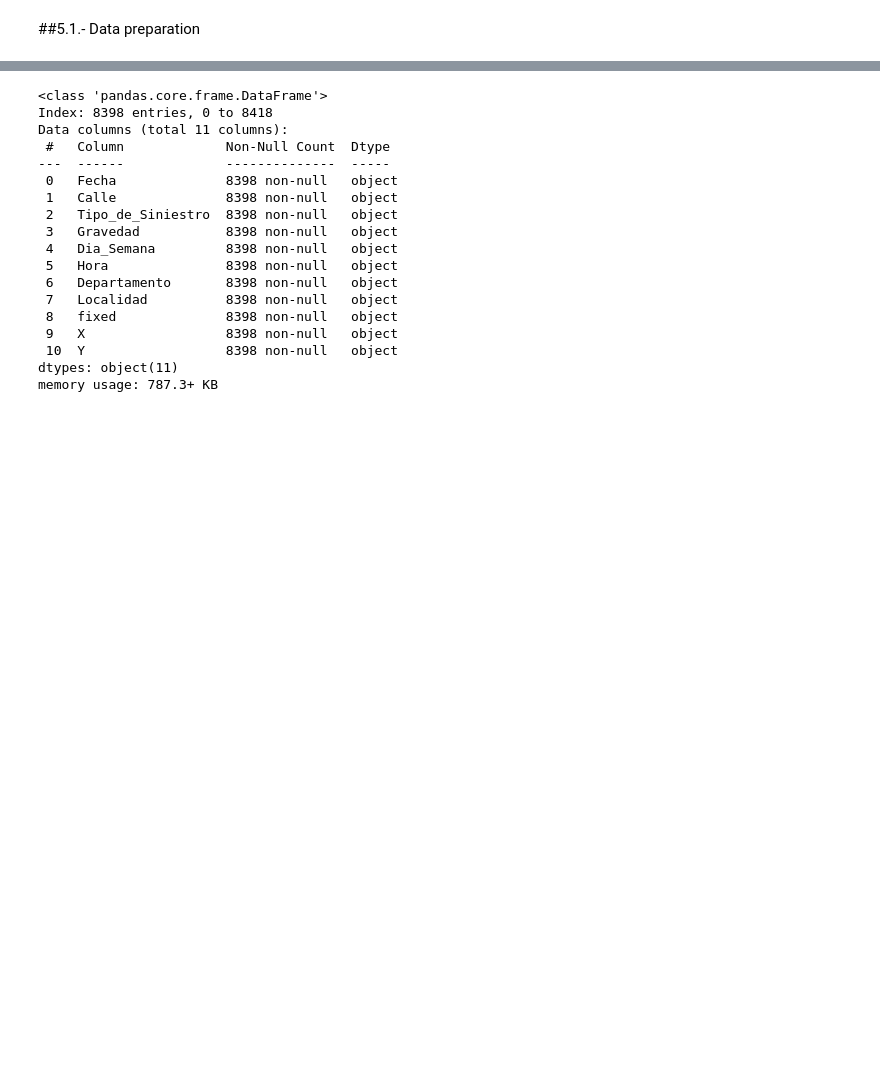
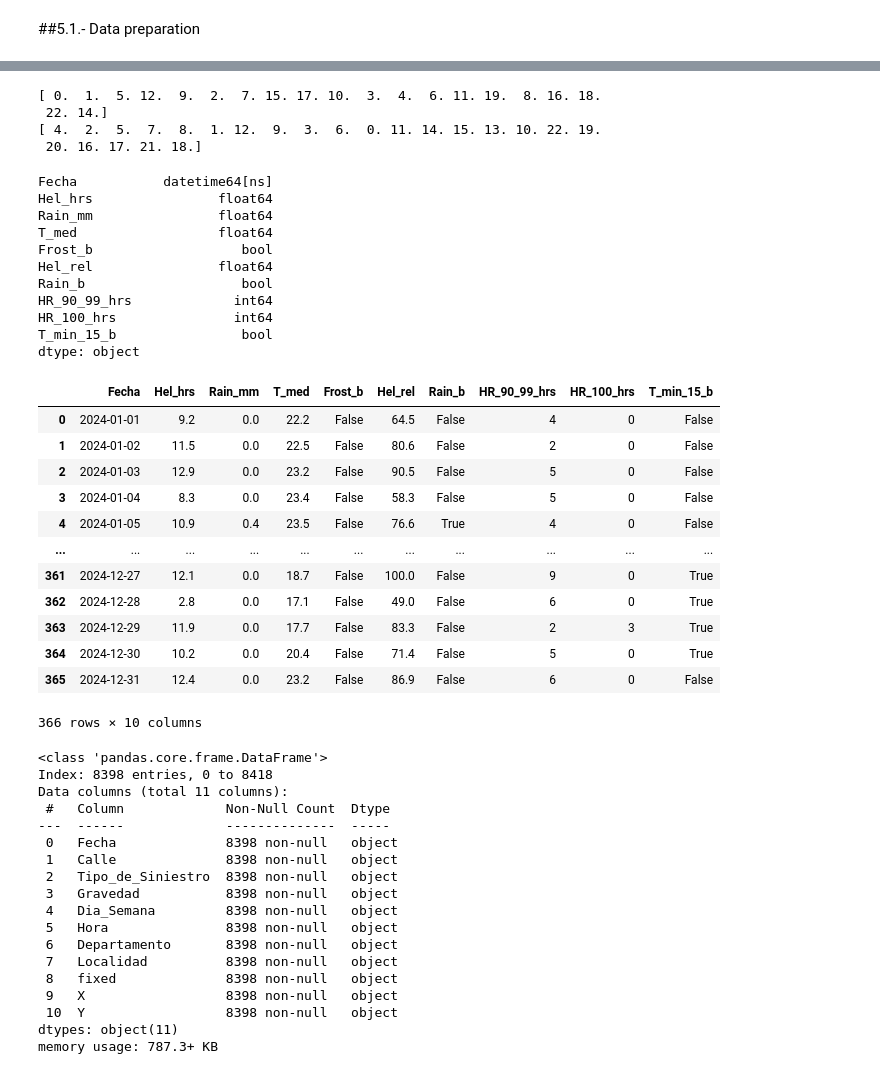
Before and after one commit to mdeleond/Portfolio, a Jupyter notebook: Projects/Montevideo Traffic accidents analysis/Siniestros_en_Montevideo_2024.ipynb, the cells around one changed output, grey strips where cells are left out. Saved outputs shown, nothing was run; the diff lists cells and outputs as text; code cells hidden in the pictures; blank space fills up the shorter version.

```diff
--- a/Projects/Montevideo Traffic accidents analysis/Siniestros_en_Montevideo_2024.ipynb
+++ b/Projects/Montevideo Traffic accidents analysis/Siniestros_en_Montevideo_2024.ipynb
@@ -54,0 +78,3 @@ order_dict = dict(zip(order,order_en))
+# %%
+weather = pd.read_csv('DatosDiariosConsulta_2024.csv',header=1)
+weather
@@ -132,0 +196,3 @@ accidents[accidents.duplicated()==True]
+# %%
+weather = weather.iloc[:366] # quit descriptions at the bottom of .csv file
+weather
@@ -132,0 +213,5 @@ accidents[accidents.duplicated()==True]
+# %%
+weather.columns = ['Fecha','Hel_hrs', 'Rain_mm','T_med','Frost_b','Hel_rel', 'Rain_b','HR_90_99_hrs',
+                   'HR_100_hrs','T_min_15_b']
+                   # rename columns
+weather.head(1)
@@ -132,0 +260,3 @@ accidents[accidents.duplicated()==True]
+# %%
+weather.iloc[352,1:] = weather.iloc[334,1:]
+weather[weather['Hel_hrs']==12.6]
@@ -133,3 +283,50 @@ accidents[accidents.duplicated()==True]
+# %%
+print(weather.HR_100_hrs.unique())
+print(weather.HR_90_99_hrs.unique())
+#both columns have only integers
+# %% [output]
+[ 0.  1.  5. 12.  9.  2.  7. 15. 17. 10.  3.  4.  6. 11. 19.  8. 16. 18.
+ 22. 14.]
+[ 4.  2.  5.  7.  8.  1. 12.  9.  3.  6.  0. 11. 14. 15. 13. 10. 22. 19.
+ 20. 16. 17. 21. 18.]
+# %%
+weather = weather.astype({'Fecha':'datetime64[ns]',
+                          'Hel_hrs':'float',
+                          'Rain_mm':'float',
+                          'T_med':'float',
+                          'Frost_b':'bool',
+                          'Hel_rel':'float',
+                          'Rain_b':'bool',
+                          'HR_90_99_hrs':'int',
+                          'HR_100_hrs':'int',
+                          'T_min_15_b':'bool'})
+print(weather.dtypes)
+weather
+# %% [output]
+Fecha           datetime64[ns]
+Hel_hrs                float64
+Rain_mm                float64
+T_med                  float64
+Frost_b                   bool
+Hel_rel                float64
+Rain_b                    bool
+HR_90_99_hrs             int64
+HR_100_hrs               int64
+T_min_15_b                bool
+dtype: object
+|  | Fecha | Hel_hrs | Rain_mm | T_med | Frost_b | Hel_rel | Rain_b | HR_90_99_hrs | HR_100_hrs | T_min_15_b |
+| 0 | 2024-01-01 | 9.2 | 0.0 | 22.2 | False | 64.5 | False | 4 | 0 | False |
+| 1 | 2024-01-02 | 11.5 | 0.0 | 22.5 | False | 80.6 | False | 2 | 0 | False |
+| 2 | 2024-01-03 | 12.9 | 0.0 | 23.2 | False | 90.5 | False | 5 | 0 | False |
+| 3 | 2024-01-04 | 8.3 | 0.0 | 23.4 | False | 58.3 | False | 5 | 0 | False |
+| 4 | 2024-01-05 | 10.9 | 0.4 | 23.5 | False | 76.6 | True | 4 | 0 | False |
+| ... | ... | ... | ... | ... | ... | ... | ... | ... | ... | ... |
+| 361 | 2024-12-27 | 12.1 | 0.0 | 18.7 | False | 100.0 | False | 9 | 0 | True |
+| 362 | 2024-12-28 | 2.8 | 0.0 | 17.1 | False | 49.0 | False | 6 | 0 | True |
+| 363 | 2024-12-29 | 11.9 | 0.0 | 17.7 | False | 83.3 | False | 2 | 3 | True |
+| 364 | 2024-12-30 | 10.2 | 0.0 | 20.4 | False | 71.4 | False | 5 | 0 | True |
+| 365 | 2024-12-31 | 12.4 | 0.0 | 23.2 | False | 86.9 | False | 6 | 0 | False |
+366 rows × 10 columns
 # %%
 accidents.drop_duplicates(inplace=True)
 # %%
```
Also changed, not shown: parts of 23 cells of this notebook.
